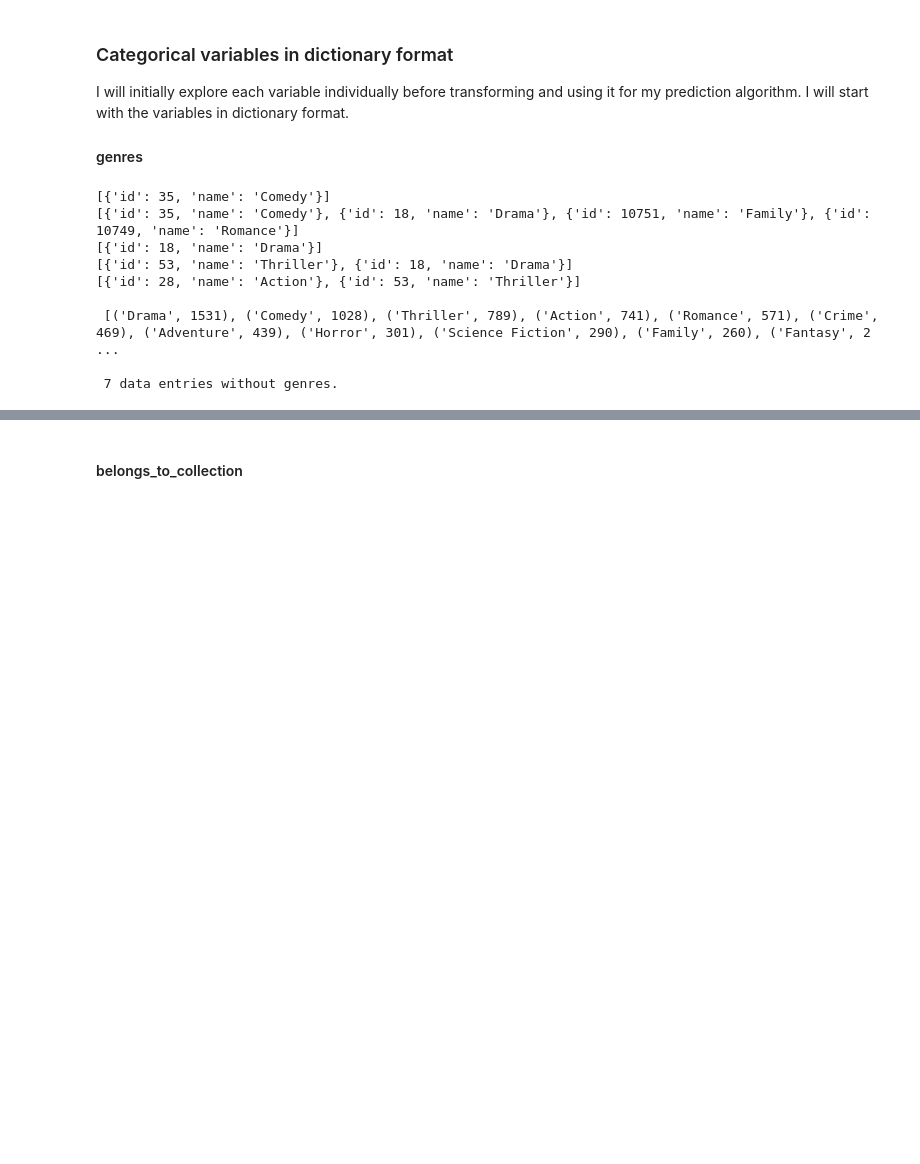
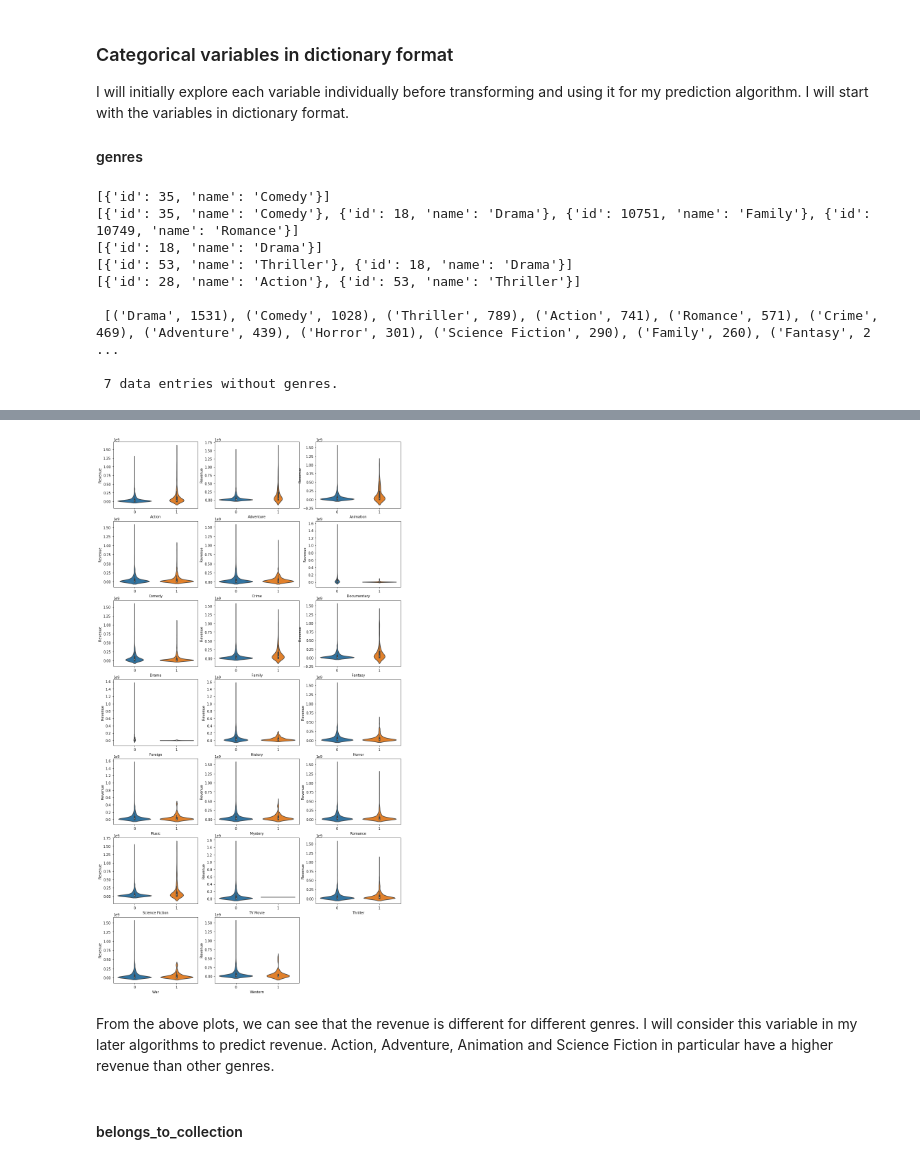
Before and after one commit to julianikulski/tmdb, a Jupyter notebook: tmdb.ipynb, the cells around one changed output, grey strips where cells are left out. Saved outputs shown, nothing was run; the diff lists cells and outputs as text; code cells hidden in the pictures; blank space fills up the shorter version.

Commit message:
Added exploratory plots for genres and collection variables

```diff
--- a/tmdb.ipynb
+++ b/tmdb.ipynb
@@ -106,3 +172,25 @@ Every movie except for 7 has information on genre. I will definitely consider th
+# %%
+# plot revenue per genre
+fig, ax = plt.subplots(7, 3, figsize = [15, 29])
+# genre counter
+counter = 0
+
+for j in range(len(ax)):
+    for i in range(len(ax[j])):
+        if j == 6 and i == 2:
+            break
+        else:
+            ax[j][i] = sb.violinplot(data = train, x = all_genres[counter], y = 'revenue', ax=ax[j][i])
+            ax[j][i].set_ylabel('Revenue')
+            ax[j][i].set_xlabel(all_genres[counter])
+            counter += 1
+
+# deletes the superfluous last empty grid plot
+fig.delaxes(ax=ax[6,2])
+# %% [output]
+[figure, added]
+# %% [markdown]
+From the above plots, we can see that the revenue is different for different genres. I will consider this variable in my later algorithms to predict revenue. Action, Adventure, Animation and Science Fiction in particular have a higher revenue than other genres.
 # %% [markdown]
 #### belongs_to_collection
 # %%
```
Also changed, not shown: parts of 53 cells of this notebook.
